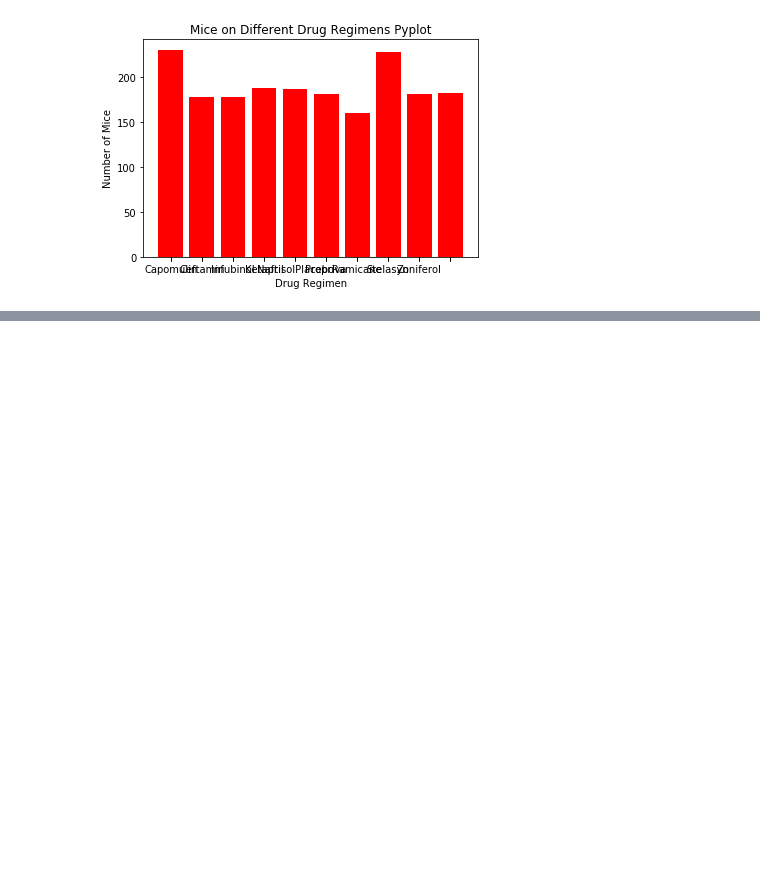
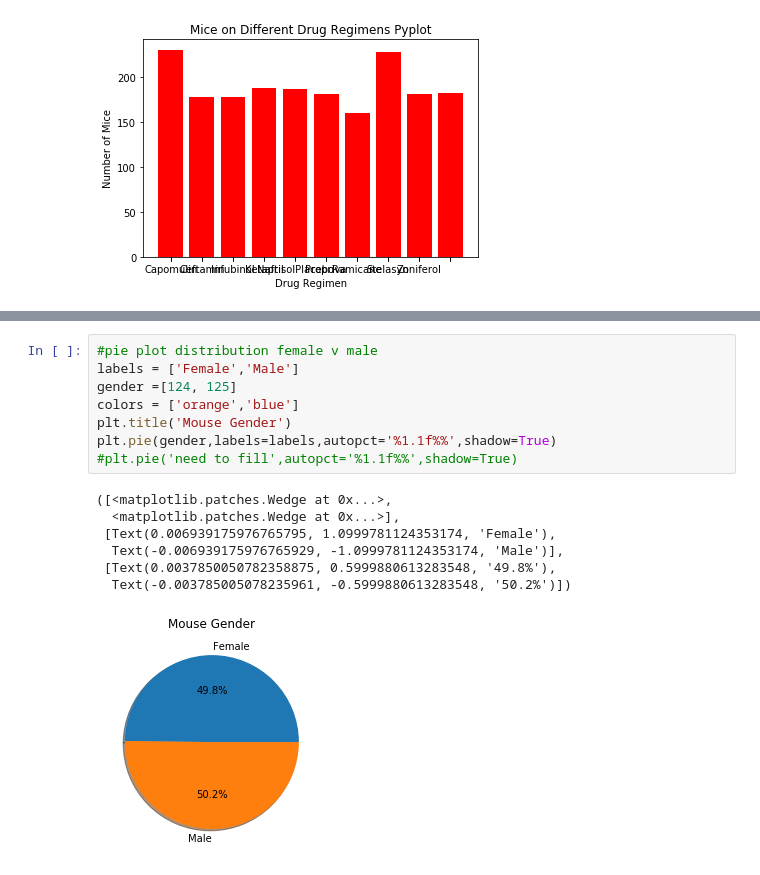
Before and after one commit to spennington1394/matplotlib-challenge, a Jupyter notebook: Untitled.ipynb, the cells around one changed output, grey strips where cells are left out. Drawn from its saved outputs; the diff is of its cells as text; blank space fills up the shorter version.

```diff
--- a/Untitled.ipynb
+++ b/Untitled.ipynb
@@ -279,3 +281,19 @@ array([<matplotlib.axes._subplots.AxesSubplot object at 0x...>,
+# %%
+#pie plot distribution female v male
+labels = ['Female','Male']
+gender =[124, 125]
+colors = ['orange','blue']
+plt.title('Mouse Gender')
+plt.pie(gender,labels=labels,autopct='%1.1f%%',shadow=True)
+#plt.pie('need to fill',autopct='%1.1f%%',shadow=True)
+# %% [output]
+([<matplotlib.patches.Wedge at 0x...>,
+  <matplotlib.patches.Wedge at 0x...>],
+ [Text(0.006939175976765795, 1.0999781124353174, 'Female'),
+  Text(-0.006939175976765929, -1.0999781124353174, 'Male')],
+ [Text(0.0037850050782358875, 0.5999880613283548, '49.8%'),
+  Text(-0.003785005078235961, -0.5999880613283548, '50.2%')])
+[figure, added]
 # %%
 #calculate final tumor volume of each mouse final timepoint is 45
 #Capomulin,Ramicane,Infubinol, Ceftamin:
```
Also changed, not shown: parts of 4 cells of this notebook.
